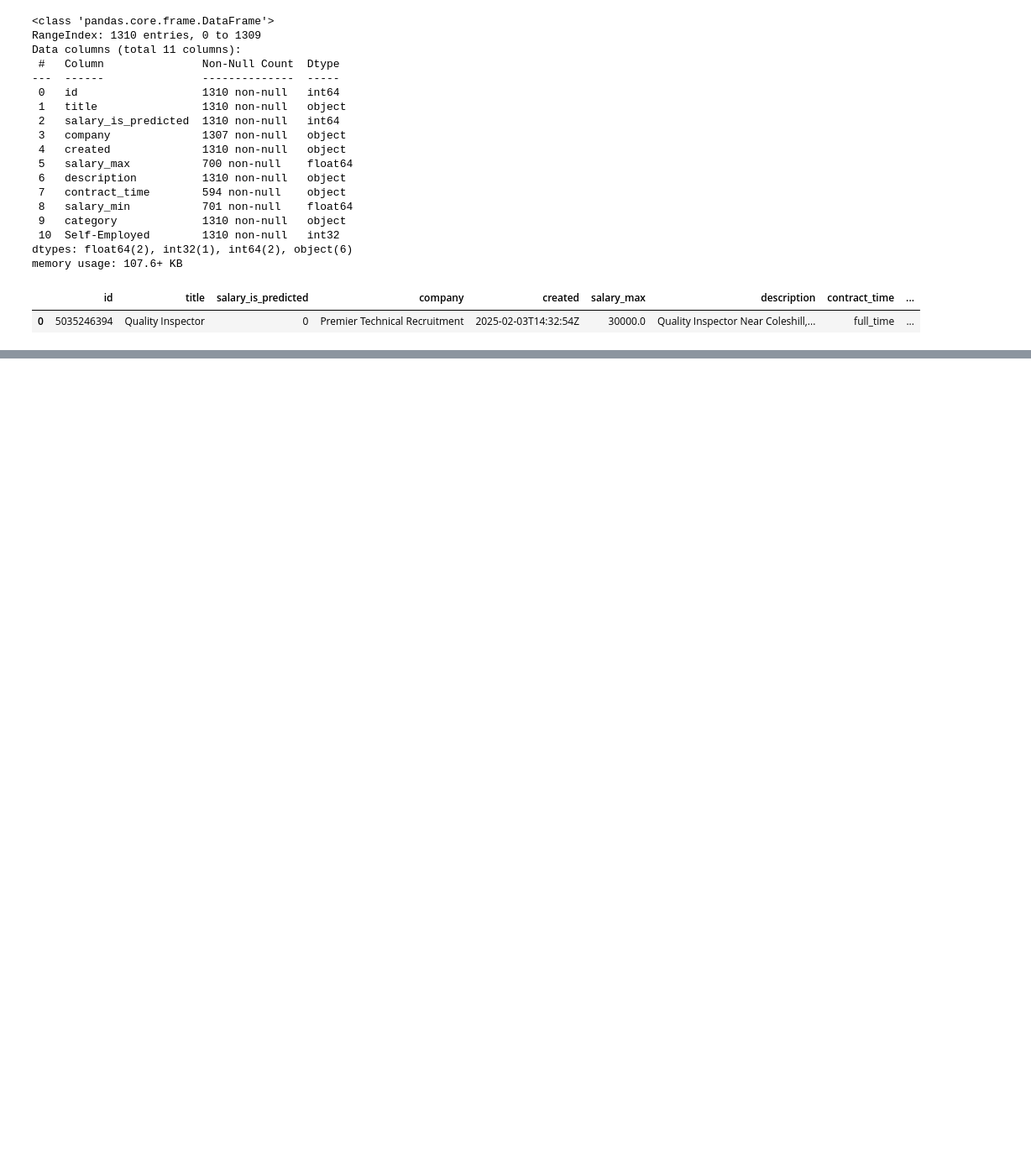
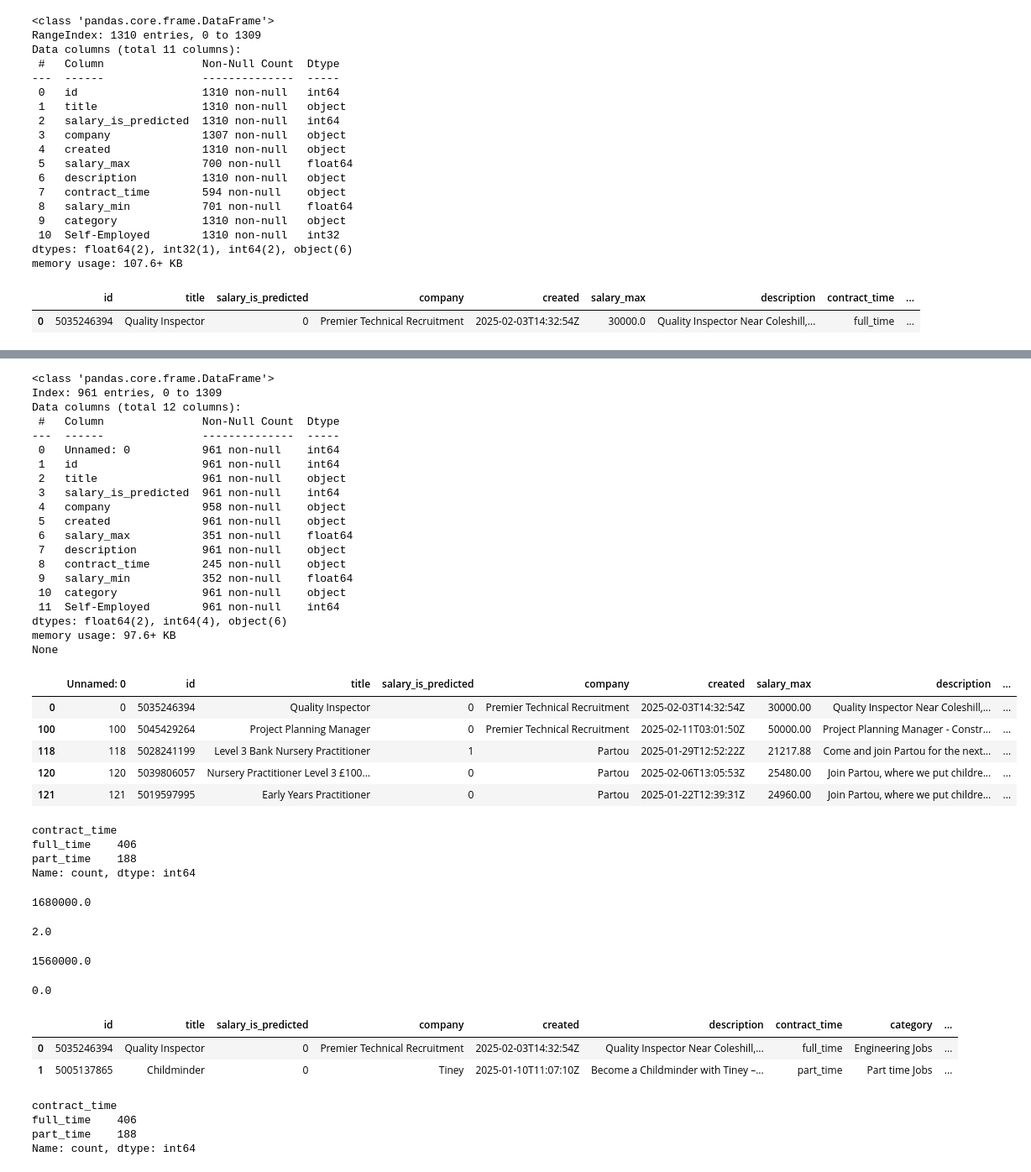
Before and after one commit to KitwanaSh/job_recommender, a Jupyter notebook: career_recommendation_system.ipynb, the cells around one changed output, grey strips where cells are left out. Shown at 84% size. Cells and saved outputs as stored; diff of their text form; code cells hidden in the pictures; blank space fills up the shorter version.

```diff
--- a/career_recommendation_system.ipynb
+++ b/career_recommendation_system.ipynb
@@ -384,0 +488,73 @@ df_p.head(1)
+# %%
+# Filter the data to get only non self emplyed data
+df_filtered = df_c[df_c["Self-Employed"] != 1]
+
+print(df_filtered.info())
+df_filtered.head()
+# %% [output]
+<class 'pandas.core.frame.DataFrame'>
+Index: 961 entries, 0 to 1309
+Data columns (total 12 columns):
+ #   Column               Non-Null Count  Dtype
+---  ------               --------------  -----
+ 0   Unnamed: 0           961 non-null    int64
+ 1   id                   961 non-null    int64
+ 2   title                961 non-null    object
+ 3   salary_is_predicted  961 non-null    int64
+ 4   company              958 non-null    object
+ 5   created              961 non-null    object
+ 6   salary_max           351 non-null    float64
+ 7   description          961 non-null    object
+ 8   contract_time        245 non-null    object
+ 9   salary_min           352 non-null    float64
+ 10  category             961 non-null    object
+ 11  Self-Employed        961 non-null    int64
+dtypes: float64(2), int64(4), object(6)
+memory usage: 97.6+ KB
+None
+|  | Unnamed: 0 | id | title | salary_is_predicted | company | created | salary_max | description | ... |
+| 0 | 0 | 5035246394 | Quality Inspector | 0 | Premier Technical Recruitment | 2025-02-03T14:32:54Z | 30000.00 | Quality Inspector Near Coleshill,... | ... |
+| 100 | 100 | 5045429264 | Project Planning Manager | 0 | Premier Technical Recruitment | 2025-02-11T03:01:50Z | 50000.00 | Project Planning Manager - Constr... | ... |
+| 118 | 118 | 5028241199 | Level 3 Bank Nursery Practitioner | 1 | Partou | 2025-01-29T12:52:22Z | 21217.88 | Come and join Partou for the next... | ... |
+| 120 | 120 | 5039806057 | Nursery Practitioner Level 3 £100... | 0 | Partou | 2025-02-06T13:05:53Z | 25480.00 | Join Partou, where we put childre... | ... |
+| 121 | 121 | 5019597995 | Early Years Practitioner | 0 | Partou | 2025-01-22T12:39:31Z | 24960.00 | Join Partou, where we put childre... | ... |
+# %%
+df_c["contract_time"].value_counts()
+# %% [output]
+contract_time
+full_time    406
+part_time    188
+Name: count, dtype: int64
+# %%
+# max salary
+df_c["salary_max"].max()
+# %% [output]
+1680000.0
+# %%
+df_c["salary_max"].min()
+# %% [output]
+2.0
+# %%
+df_c["salary_min"].max()
+# %% [output]
+1560000.0
+# %%
+df_c["salary_min"].min()
+# %% [output]
+0.0
+# %%
+# Drop a bais
+df_c.drop(columns=["salary_max", "salary_min"], inplace=True)
+df_c.head(2)
+# %% [output]
+|  | id | title | salary_is_predicted | company | created | description | contract_time | category | ... |
+| 0 | 5035246394 | Quality Inspector | 0 | Premier Technical Recruitment | 2025-02-03T14:32:54Z | Quality Inspector Near Coleshill,... | full_time | Engineering Jobs | ... |
+| 1 | 5005137865 | Childminder | 0 | Tiney | 2025-01-10T11:07:10Z | Become a Childminder with Tiney –... | part_time | Part time Jobs | ... |
+# %%
+# check full_time
+df_c["contract_time"].value_counts()
+# %% [output]
+contract_time
+full_time    406
+part_time    188
+Name: count, dtype: int64
```
Also changed, not shown: parts of 15 cells of this notebook.
